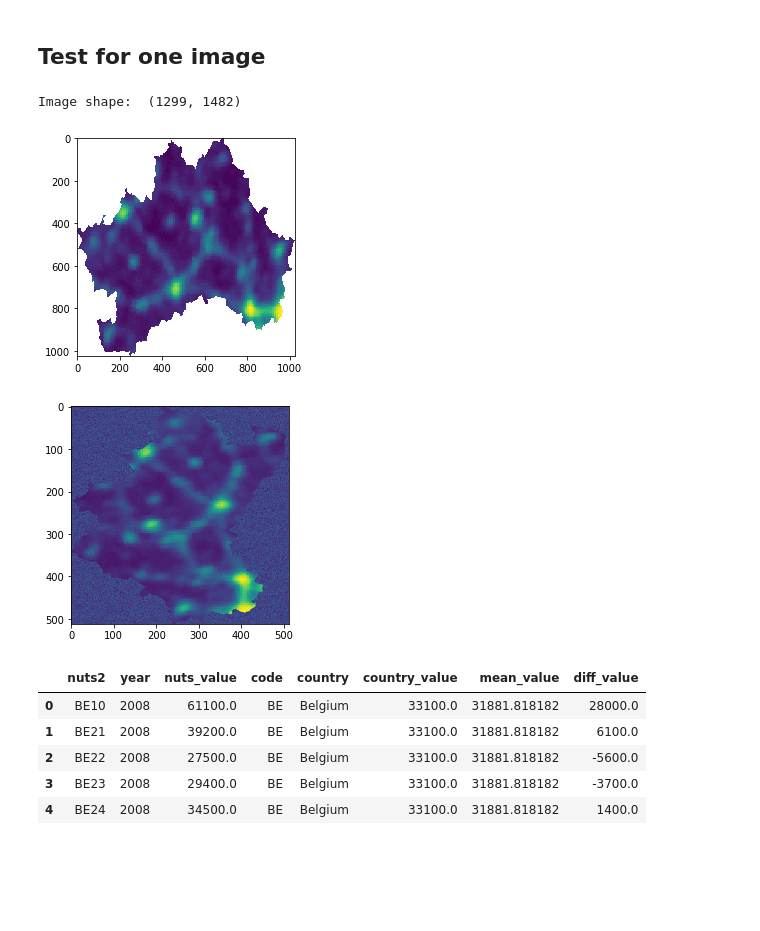
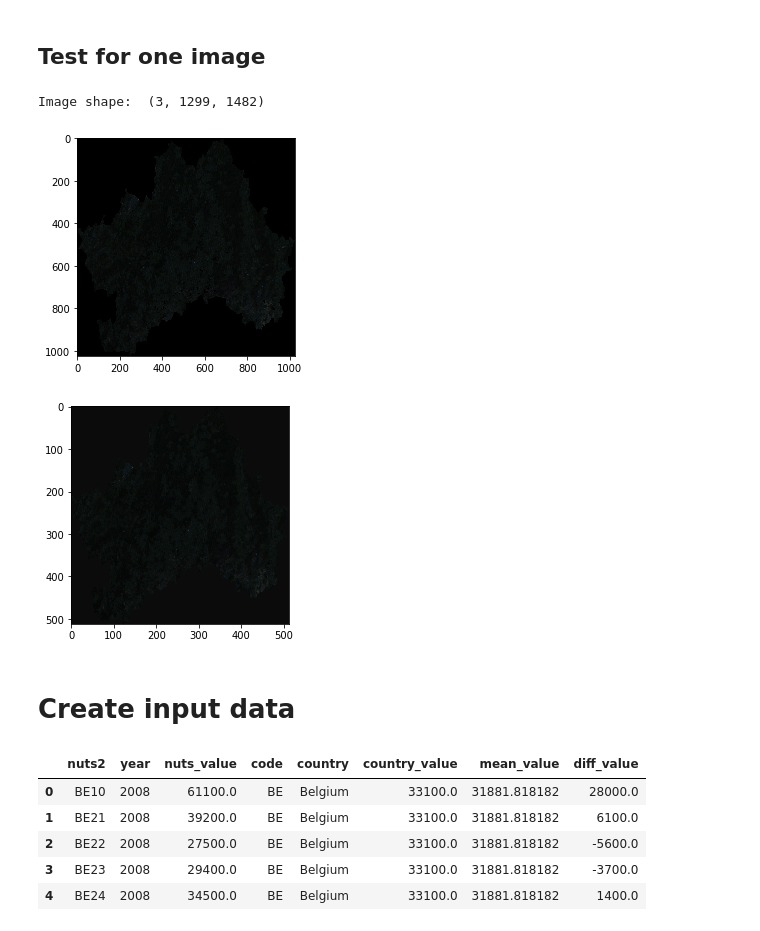
Before and after one commit to maxjonasbehrens/master_thesis_code, a Jupyter notebook: NeuralNetTrain/ee_import.ipynb, the cells around one changed output. Saved outputs shown, nothing was run; the diff lists cells and outputs as text; code cells hidden in the pictures; blank space fills up the shorter version.

```diff
--- a/NeuralNetTrain/ee_import.ipynb
+++ b/NeuralNetTrain/ee_import.ipynb
@@ -60,33 +60,37 @@ exec(open("/content/master_thesis_code/NeuralNetTrain/imgProcessing/sat_images.p
 ## Test for one image
 # %%
 # Download test image from drive
-img_path = "/gdrive/My Drive/nuts_night/BE34_2013.tif"
+img_path = "/gdrive/My Drive/nuts_geotiff/BE34_2013.tif"
 
 ds1, img = pyrsgis.raster.read(img_path)
 # %%
 # Print its shape
 print("Image shape: ",img.shape)
 # %% [output]
-Image shape:  (1299, 1482)
+Image shape:  (3, 1299, 1482)
 # %%
 # Resize original image to compatible size
-orig_img = np.swapaxes(img,0,-1)
-orig_resized = resize(orig_img, (1024,1024))
+img = np.swapaxes(img,0,-1)
+orig_resized = resize(img, (1024,1024))
 # %%
 # Show the original image
 plt.imshow(orig_resized, interpolation='nearest')
 plt.show()
 # %% [output]
-[figure, old version]
+[figure, new version]
 # %%
+# Test replacing nan values with mean or samples from normal distribution
+
 mu, sigma = np.nanmean(img), np.nanstd(img)
 processed_img = img
 #processed_img = resize(processed_img, (512,512))
 n_nan = len(processed_img[np.isnan(processed_img)])
-processed_img[np.isnan(processed_img)] = np.random.normal(mu,sigma,n_nan)
+processed_img[np.isnan(processed_img)] = mu#np.random.normal(mu,sigma,n_nan)
 processed_img = resize(processed_img, (512,512))
 plt.imshow(processed_img, interpolation='nearest')
 plt.show()
 # %% [output]
-[figure, old version]
+[figure, new version]
+# %% [markdown]
+# Create input data
 # %%
```
Also changed, not shown: parts of 33 cells of this notebook.
